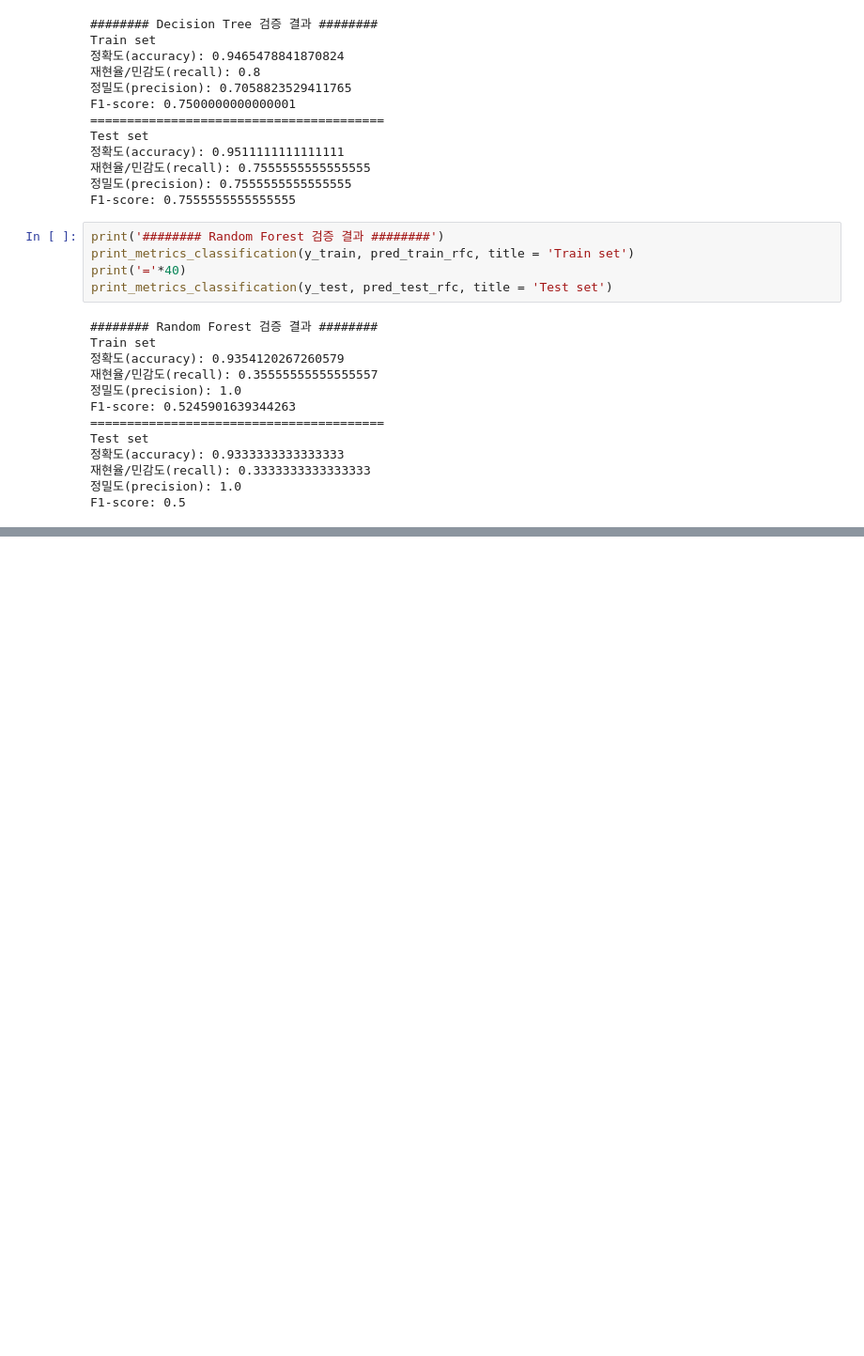
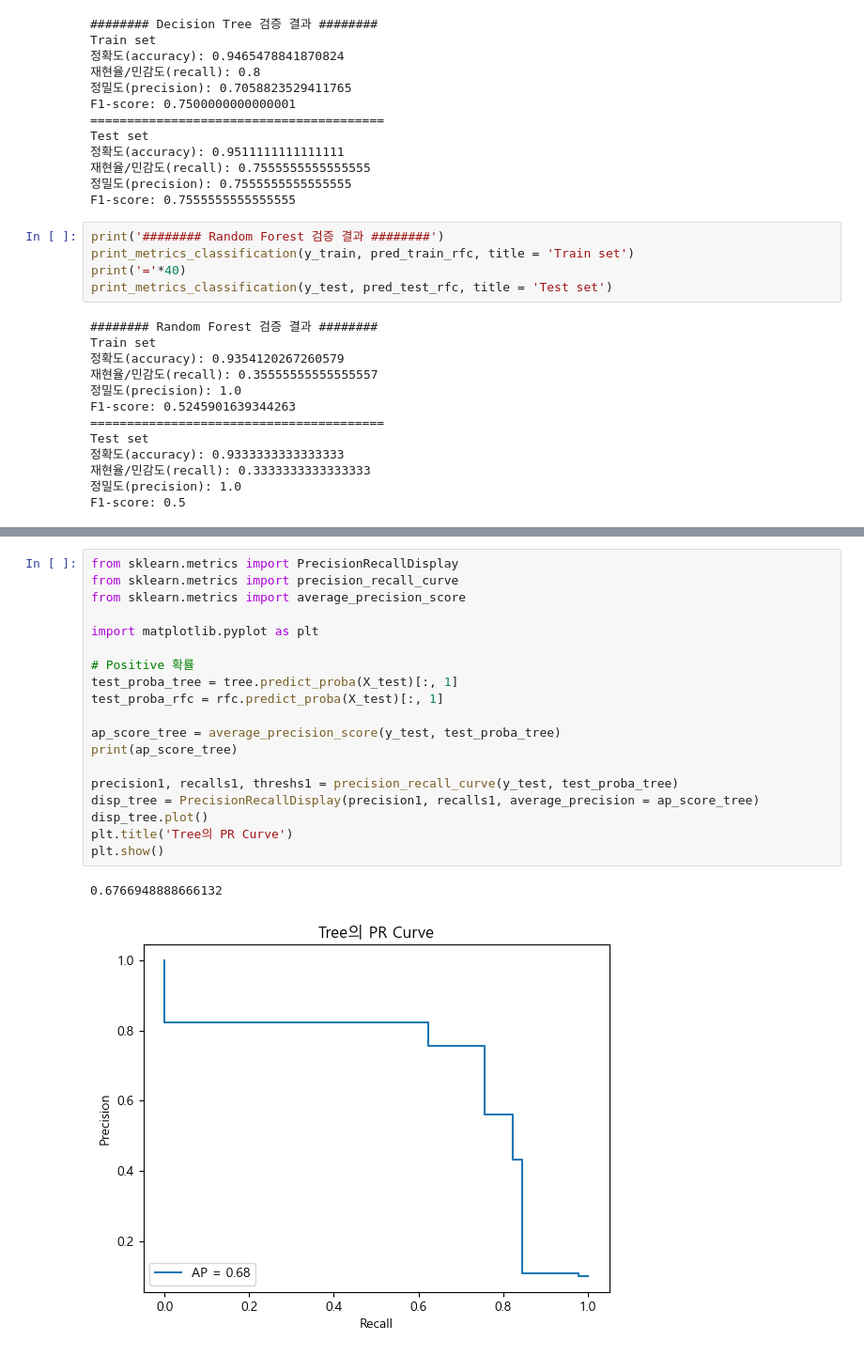
Before and after one commit to 1ee1hee/Machine_Learning, a Jupyter notebook: 분류 평가지표.ipynb, the cells around one changed output, grey strips where cells are left out. Shown: that part at 94% size. Drawn from its saved outputs; the diff is of its cells as text; blank space fills up the shorter version.

```diff
--- a/분류 평가지표.ipynb
+++ b/분류 평가지표.ipynb
@@ -412,0 +556,22 @@ F1-score: 0.5
+# %%
+from sklearn.metrics import PrecisionRecallDisplay
+from sklearn.metrics import precision_recall_curve
+from sklearn.metrics import average_precision_score
+
+import matplotlib.pyplot as plt
+
+# Positive 확률
+test_proba_tree = tree.predict_proba(X_test)[:, 1]
+test_proba_rfc = rfc.predict_proba(X_test)[:, 1]
+
+ap_score_tree = average_precision_score(y_test, test_proba_tree)
+print(ap_score_tree)
+
+precision1, recalls1, threshs1 = precision_recall_curve(y_test, test_proba_tree)
+disp_tree = PrecisionRecallDisplay(precision1, recalls1, average_precision = ap_score_tree)
+disp_tree.plot()
+plt.title('Tree의 PR Curve')
+plt.show()
+# %% [output]
+0.6766948888666132
+[figure, added]
```
Also changed, not shown: parts of 32 cells of this notebook.
